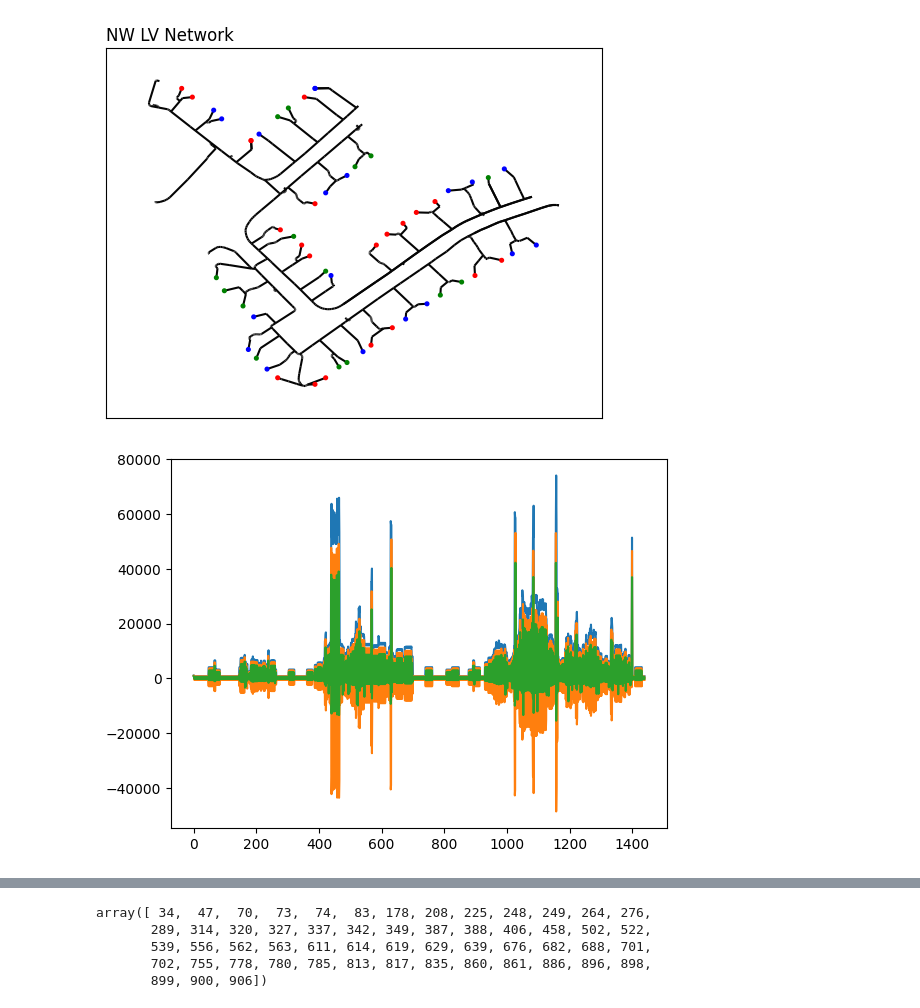
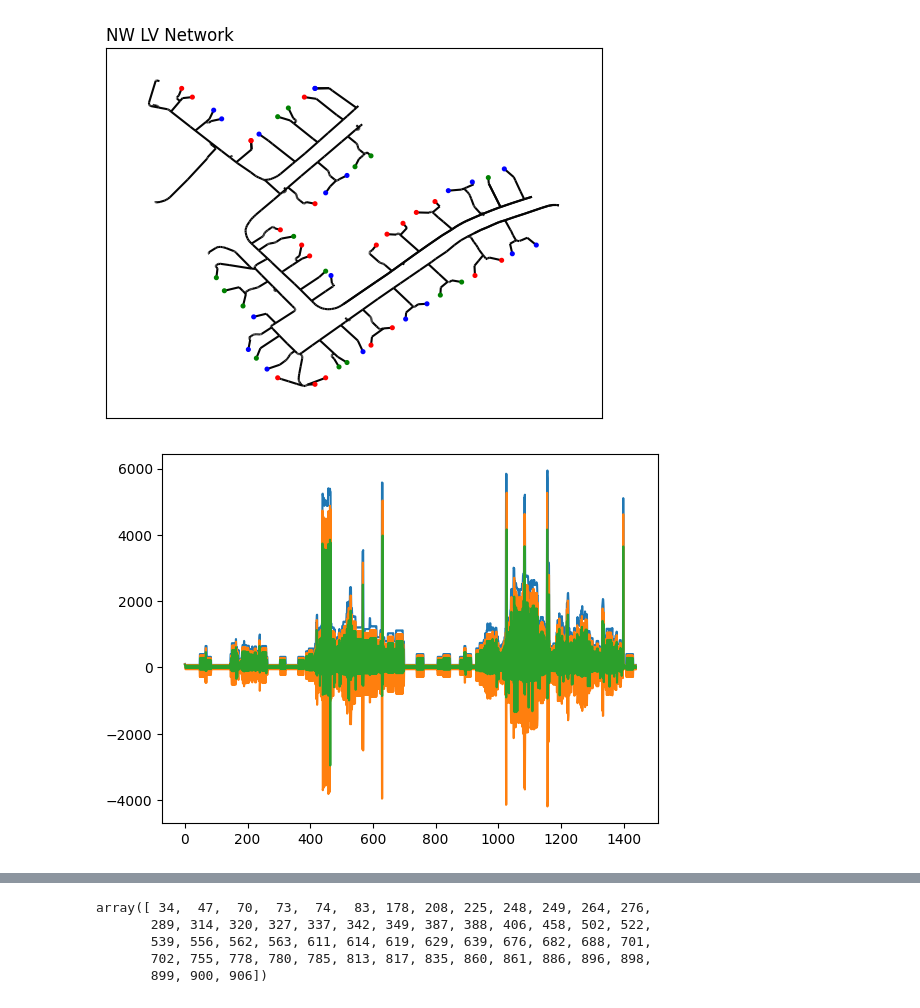
Before and after one commit to Alexisaglar/decentralised_network_analysis, a Jupyter notebook: data/network_data/red.ipynb, the cells around one changed output, grey strips where cells are left out. Cells and saved outputs as stored; diff of their text form; code cells hidden in the pictures.

```diff
--- a/data/network_data/red.ipynb
+++ b/data/network_data/red.ipynb
@@ -11,12 +11,13 @@ import os
 #Constants
 Sbase=100; #MVA
 Vbase=240.177; #kV
+
 Zbase=(Vbase**2)/Sbase
 phases = 3
 PF = 0.95
 slackBus = 0
 
-with builtins.open('/home/smartgrid/decentralised_network_analysis/data/network_data/network/LineCodes.csv', newline='') as linecodefile, builtins.open('/home/smartgrid/decentralised_network_analysis/data/network_data/network/Lines.csv', newline='') as linesfile, builtins.open('/home/smartgrid/decentralised_network_analysis/data/network_data/network/Loads.csv') as loadsfile, builtins.open('/home/smartgrid/decentralised_network_analysis/data/network_data/network/Load_profile_1.csv') as profilefile, builtins.open('/home/smartgrid/decentralised_network_analysis/data/network_data/network/Buscoords.csv') as busfile:
+with builtins.open('/Users/alexisaglar/decentralised_network_analysis/data/network_data/network/LineCodes.csv', newline='') as linecodefile, builtins.open('/Users/alexisaglar/decentralised_network_analysis/data/network_data/network/Lines.csv', newline='') as linesfile, builtins.open('/Users/alexisaglar/decentralised_network_analysis/data/network_data/network/Loads.csv') as loadsfile, builtins.open('/Users/alexisaglar/decentralised_network_analysis/data/network_data/network/Load_profile_1.csv') as profilefile, builtins.open('/Users/alexisaglar/decentralised_network_analysis/data/network_data/network/Buscoords.csv') as busfile:
     lines_code = np.array(list(csv.reader(linecodefile)), dtype=object)
     lines_data = np.array(list(csv.reader(linesfile)), dtype=object)
     loads_data = np.array(list(csv.reader(loadsfile)), dtype=object)
@@ -102,7 +103,7 @@ def initial_values(loads_data, load_profile, bus_coords):
                 if bus_phase == 'C': bus_phase = 2
                 Pi[bus-1,bus_phase,:] = load_profile[1:]
     #Convert power to Watts instead of kW.
-    Pi = Pi*1000
+    Pi = Pi*100
 
     #Create an same size array as apparent power for reactive power
     Qi = np.zeros((len(bus_coords)-1, phases, len(load_profile)-1))
@@ -216,31 +217,31 @@ def plot_network():
 
     nx.draw_networkx_edges(lv_Network, nx.get_node_attributes(lv_Network, 'pos'), width=1.5, edge_color='#050505')
     nx.draw_networkx_nodes(lv_Network, nx.get_node_attributes(lv_Network, 'pos'), nodelist=loads_data[1:, 2], node_color=bus_colors, node_size=7 )
     plt.title('NW LV Network', loc='left')
     plt.show()
 
 load = load_profile[1:,1].astype(float)*1000
 hour = np.arange(0,1440,1)
 plt.plot(hour,load)
 plt.show()
 lines_data, load_profile = data_cleaning(load_profile, lines_data, lines_code)
 backOrderedNodes, forwardOrderedLine, ordered_lines, lines_data = end_nodes(lines_data)
 Pi, Qi, calcLineCurrents, calcNodeVoltages, Tload = initial_values(loads_data, load_profile, bus_coords)
 plot_network()
 
 #Now do the f-b-sweep with all the data calculated
 Tload, calcNodeVoltages, calcLineCurrents = f_b_sweep(Pi, Qi, calcLineCurrents, calcNodeVoltages, Tload, backOrderedNodes, forwardOrderedLine, ordered_lines, load_profile)
 
 plt.plot(hour, Tload)
 plt.show()
 
 Pout_A = np.real(Tload[:,0])
 Qout_A = np.imag(Tload[:,0])
 Pout_B = np.real(Tload[:,1])
 Qout_B = np.imag(Tload[:,1])
 Pout_C = np.real(Tload[:,2])
 Qout_B = np.imag(Tload[:,2])
 # %% [output]
 [figure]
 [figure]
-[figure, old version]
+[figure, new version]
```
Also changed, not shown: parts of 11 cells of this notebook, 5 other files.
